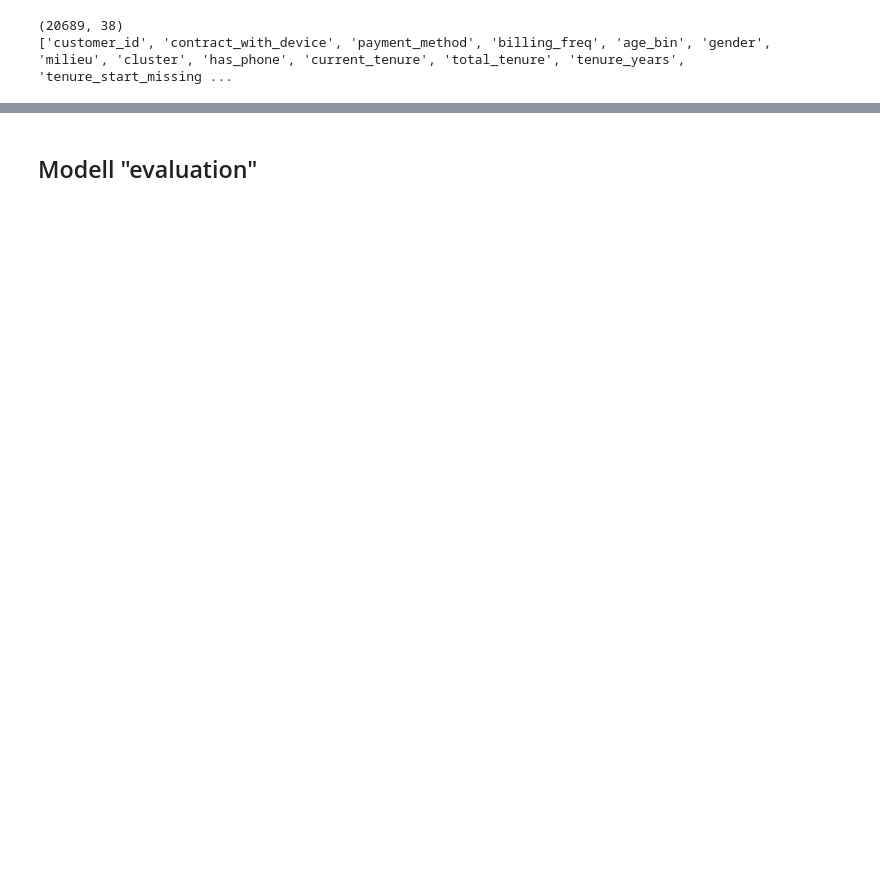
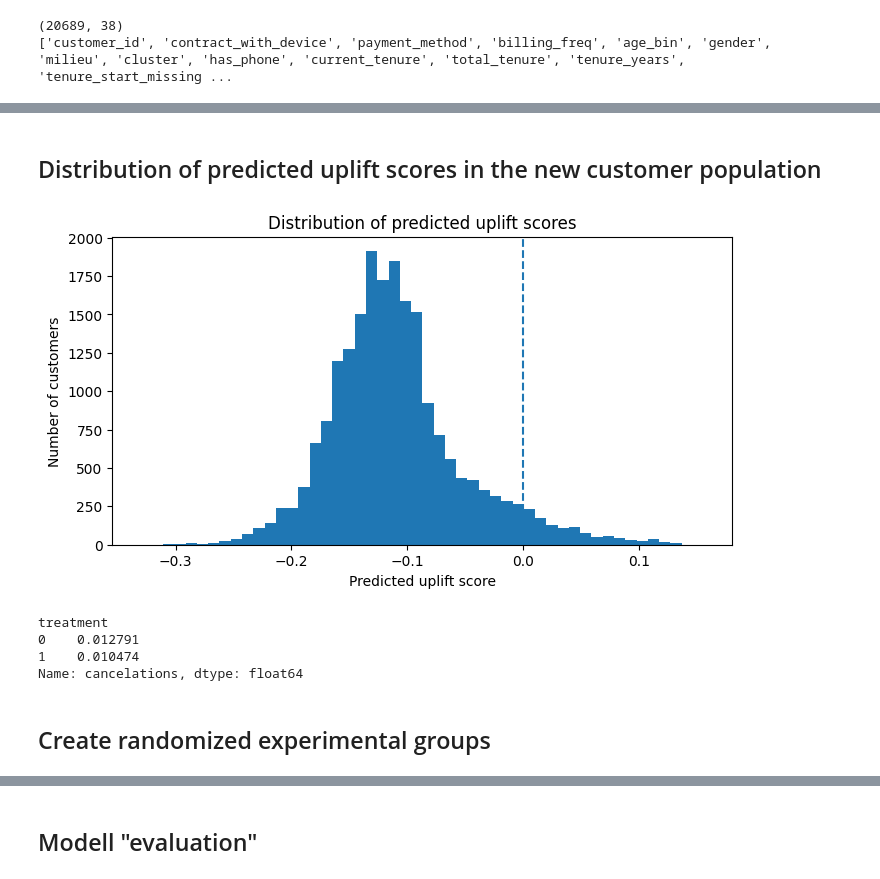
Before and after one commit to DariaL-git/Bachelorarbeit, a Jupyter notebook: modell/data_preparation1.ipynb, the cells around one changed output, grey strips where cells are left out. Saved outputs shown, nothing was run; the diff lists cells and outputs as text; code cells hidden in the pictures; blank space fills up the shorter version.

```diff
--- a/modell/data_preparation1.ipynb
+++ b/modell/data_preparation1.ipynb
@@ -3144,0 +3225,25 @@ print(df_model_new.columns.tolist())
+# %% [markdown]
+## Distribution of predicted uplift scores in the new customer population
+# %%
+plt.figure(figsize=(8, 4))
+
+plt.hist(df_scored["uplift_score"], bins=50)
+
+plt.axvline(0, linestyle="--")
+
+plt.xlabel("Predicted uplift score")
+plt.ylabel("Number of customers")
+
+plt.title("Distribution of predicted uplift scores")
+plt.show()
+# %% [output]
+[figure, added]
+# %%
+print(y.groupby(t).mean())
+# %% [output]
+treatment
+0    0.012791
+1    0.010474
+Name: cancelations, dtype: float64
+# %% [markdown]
+## Create randomized experimental groups
```
Also changed, not shown: parts of 27 cells of this notebook, 5 other files.
